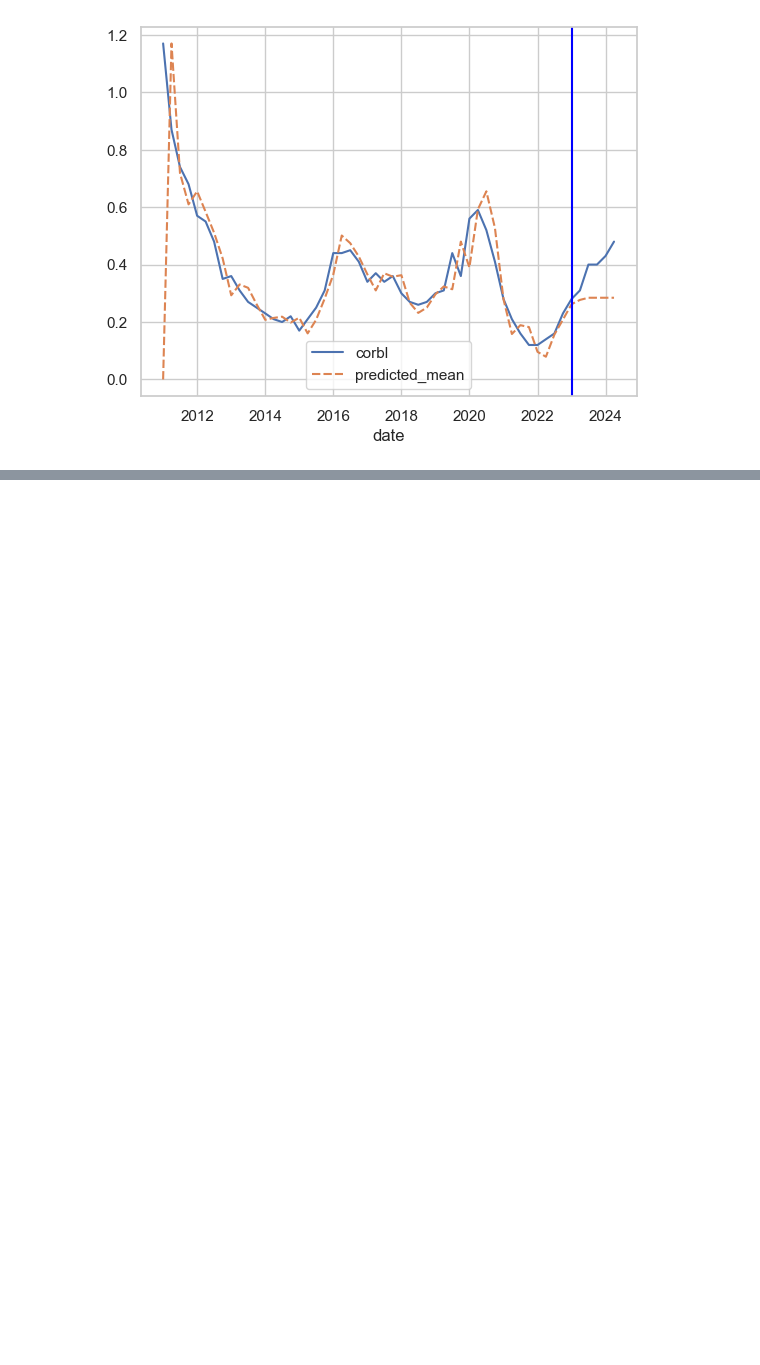
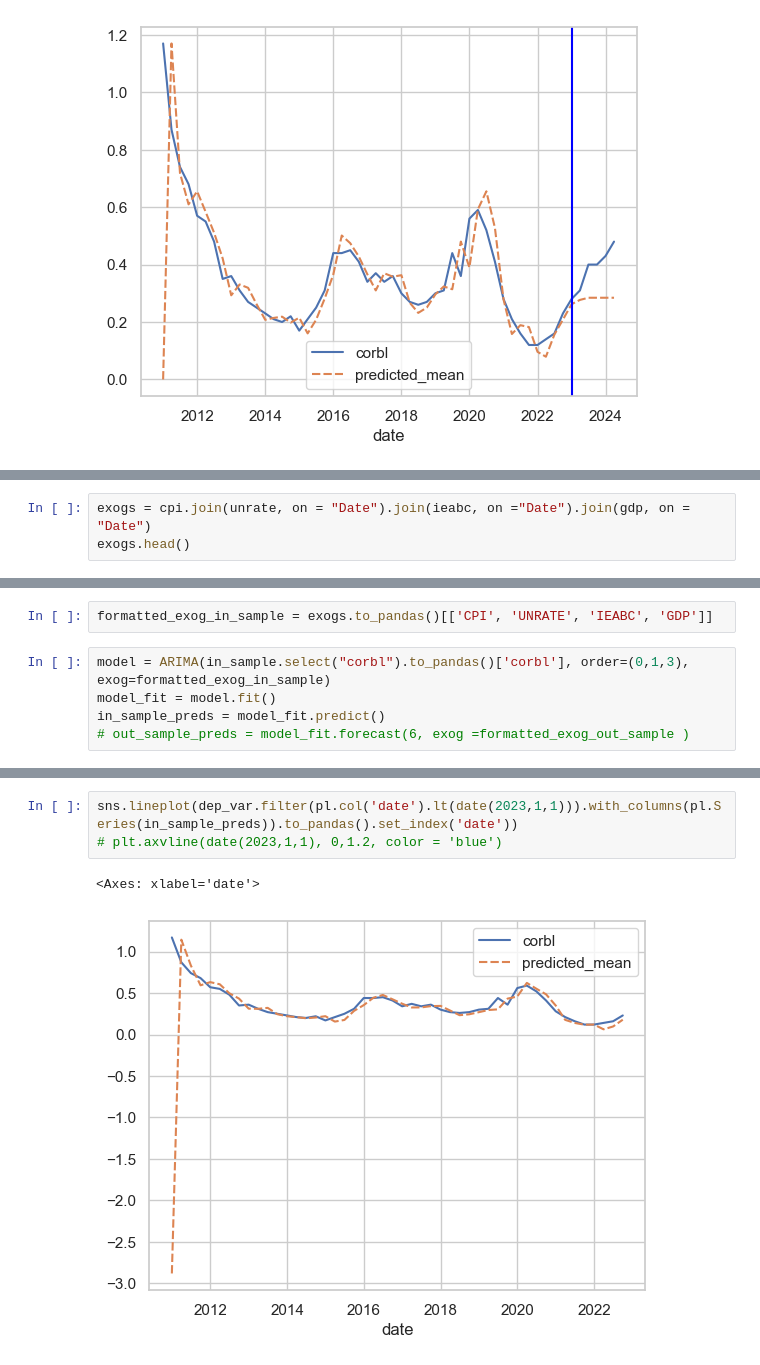
Before and after one commit to faunebl/timeseriescourse, a Jupyter notebook: ex5.ipynb, the cells around one changed output, grey strips where cells are left out. Cells and saved outputs as stored; diff of their text form; blank space fills up the shorter version.

```diff
--- a/ex5.ipynb
+++ b/ex5.ipynb
@@ -148,0 +199,3 @@ We can see that there is a pretty large difference between the two
+# %%
+exogs = cpi.join(unrate, on = "Date").join(ieabc, on ="Date").join(gdp, on = "Date")
+exogs.head()
@@ -148,0 +211,7 @@ We can see that there is a pretty large difference between the two
+# %%
+formatted_exog_in_sample = exogs.to_pandas()[['CPI', 'UNRATE', 'IEABC', 'GDP']]
+# %%
+model = ARIMA(in_sample.select("corbl").to_pandas()['corbl'], order=(0,1,3), exog=formatted_exog_in_sample)
+model_fit = model.fit()
+in_sample_preds = model_fit.predict()
+# out_sample_preds = model_fit.forecast(6, exog =formatted_exog_out_sample )
@@ -148,0 +252,6 @@ We can see that there is a pretty large difference between the two
+# %%
+sns.lineplot(dep_var.filter(pl.col('date').lt(date(2023,1,1))).with_columns(pl.Series(in_sample_preds)).to_pandas().set_index('date'))
+# plt.axvline(date(2023,1,1), 0,1.2, color = 'blue')
+# %% [output]
+<Axes: xlabel='date'>
+[figure, added]
```
Also changed, not shown: parts of 46 cells of this notebook.
